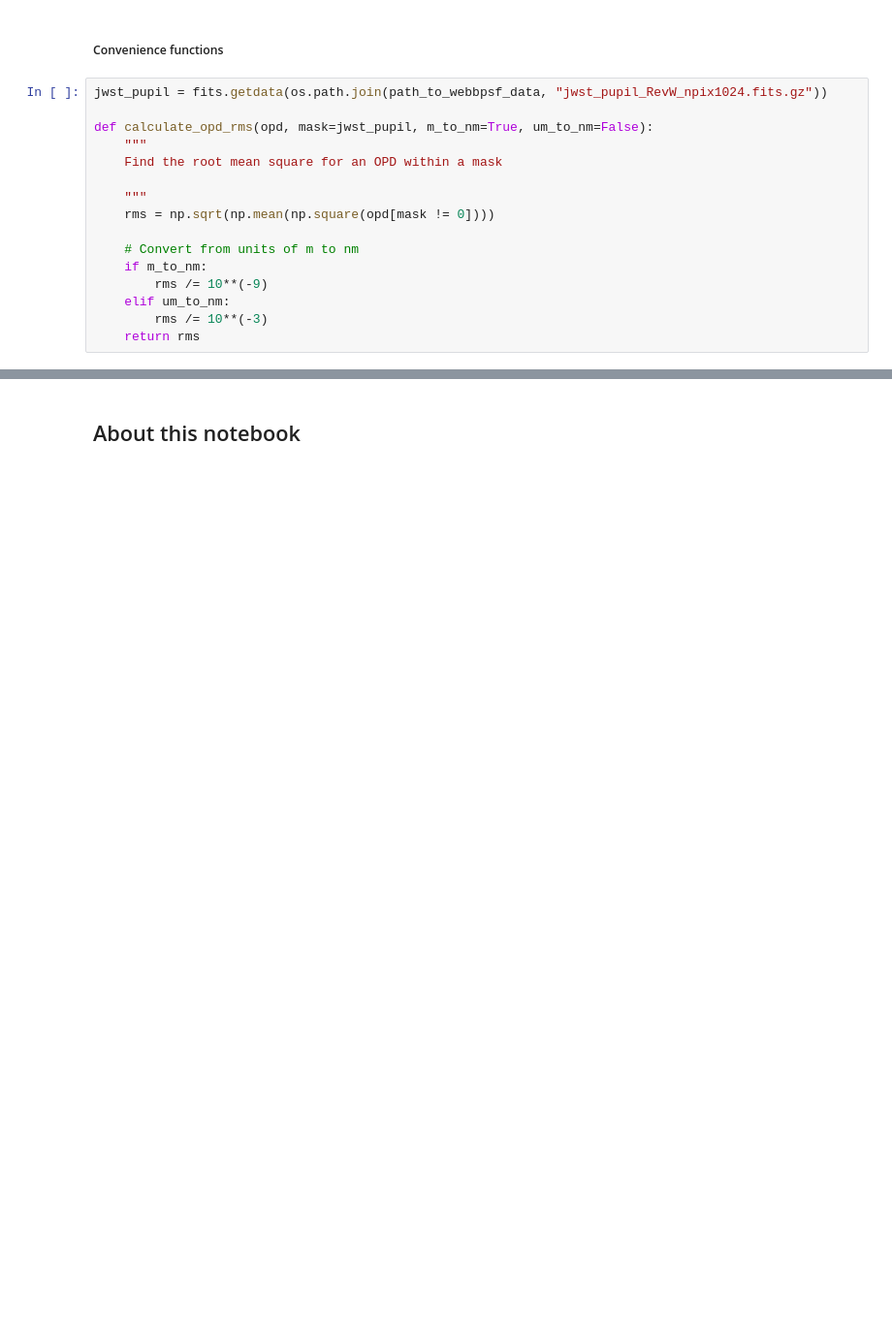
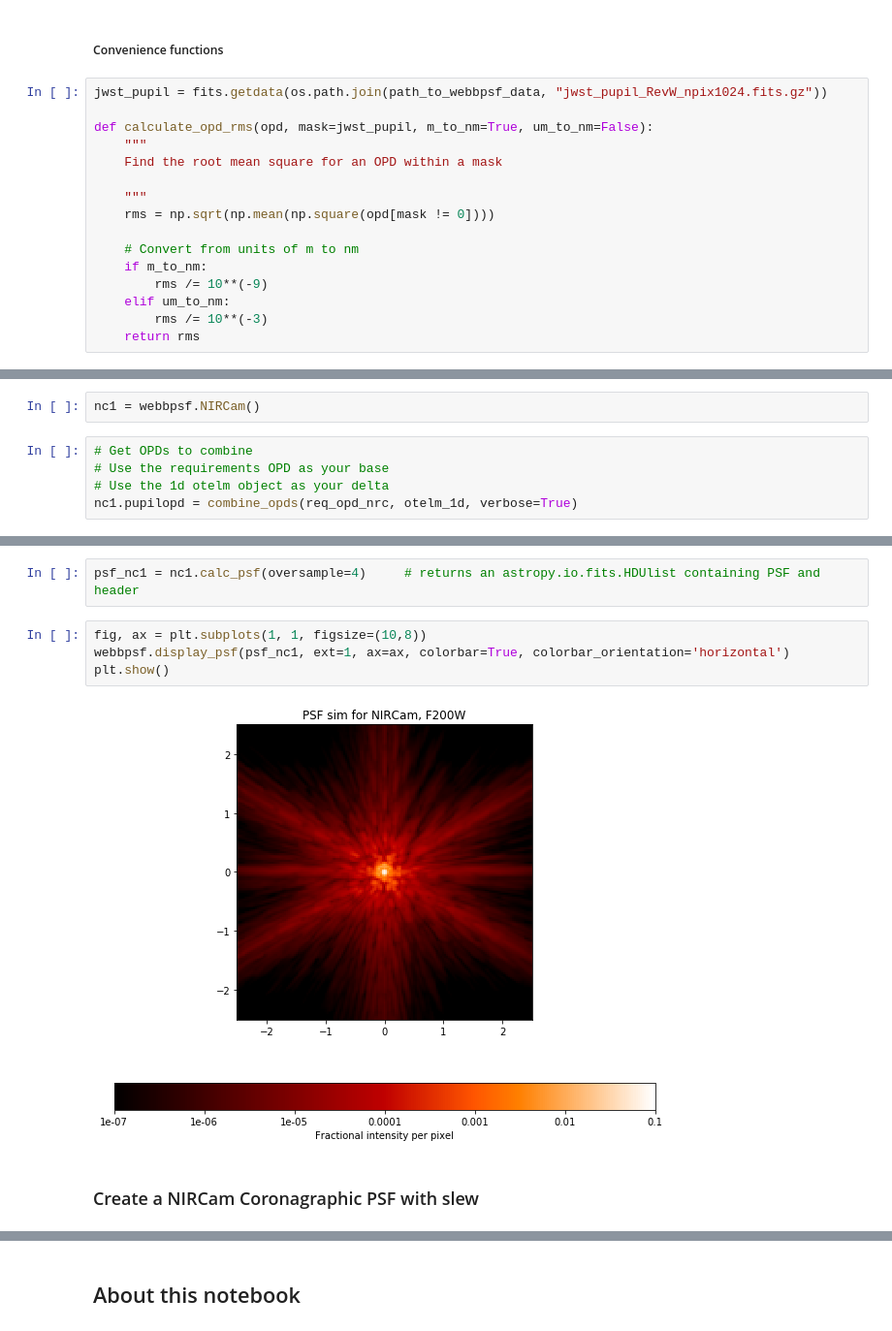
Before and after one commit to spacetelescope/webbpsf, a Jupyter notebook: notebooks/Example Construction of OPDs from Delta Time After Slew.ipynb, the cells around one changed output, grey strips where cells are left out. Shown at 97% size. Saved outputs shown, nothing was run; the diff lists cells and outputs as text; blank space fills up the shorter version.

```diff
--- a/notebooks/Example Construction of OPDs from Delta Time After Slew.ipynb
+++ b/notebooks/Example Construction of OPDs from Delta Time After Slew.ipynb
@@ -438,0 +379,7 @@ plt.show()
+# %%
+nc1 = webbpsf.NIRCam()
+# %%
+# Get OPDs to combine
+# Use the requirements OPD as your base
+# Use the 1d otelm object as your delta
+nc1.pupilopd = combine_opds(req_opd_nrc, otelm_1d, verbose=True)
@@ -438,0 +401,11 @@ plt.show()
+# %%
+psf_nc1 = nc1.calc_psf(oversample=4)     # returns an astropy.io.fits.HDUlist containing PSF and header
+# %%
+fig, ax = plt.subplots(1, 1, figsize=(10,8))
+webbpsf.display_psf(psf_nc1, ext=1, ax=ax, colorbar=True, colorbar_orientation='horizontal')
+plt.show()
+# %% [output]
+[figure, added]
+# %% [markdown]
+<a id='section4.2'></a>
+### Create a NIRCam Coronagraphic PSF with slew
```
Also changed, not shown: parts of 45 cells of this notebook.
